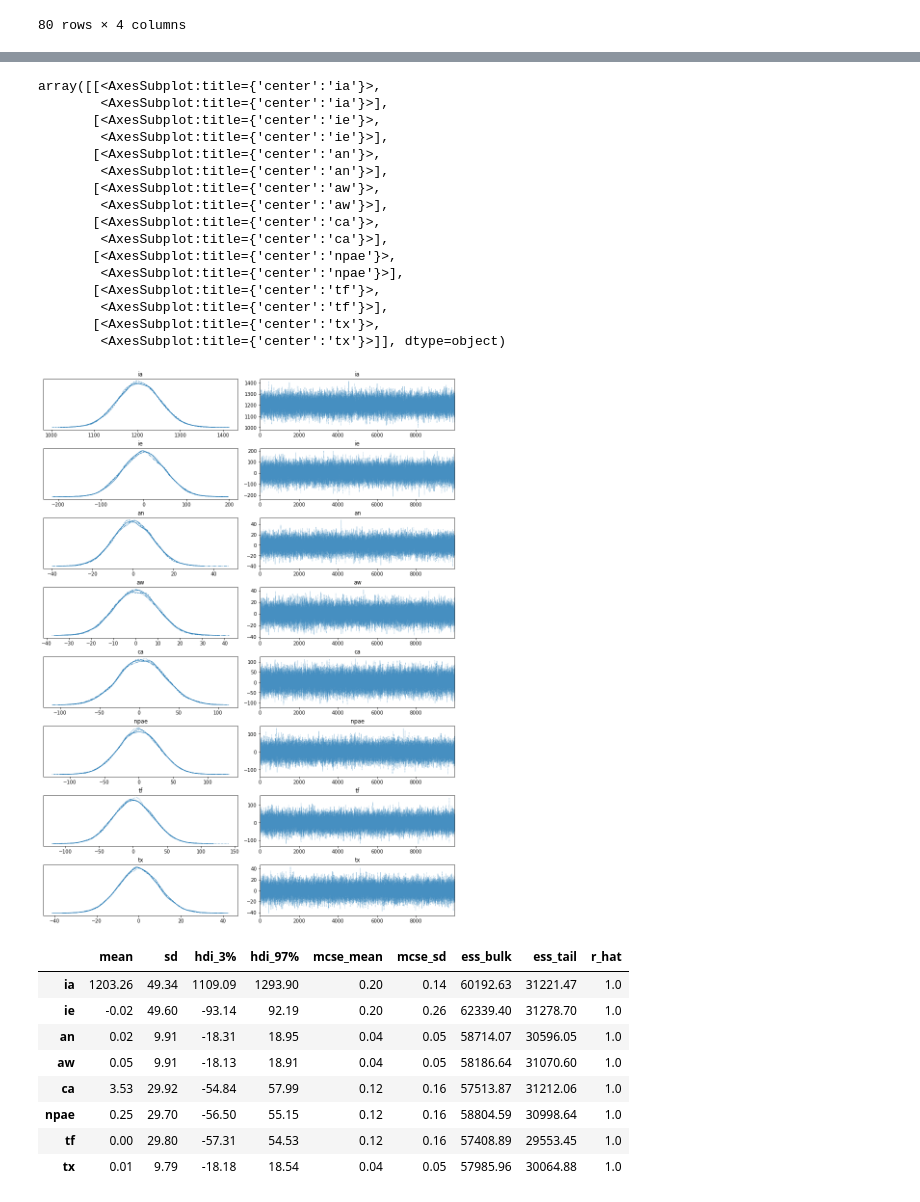
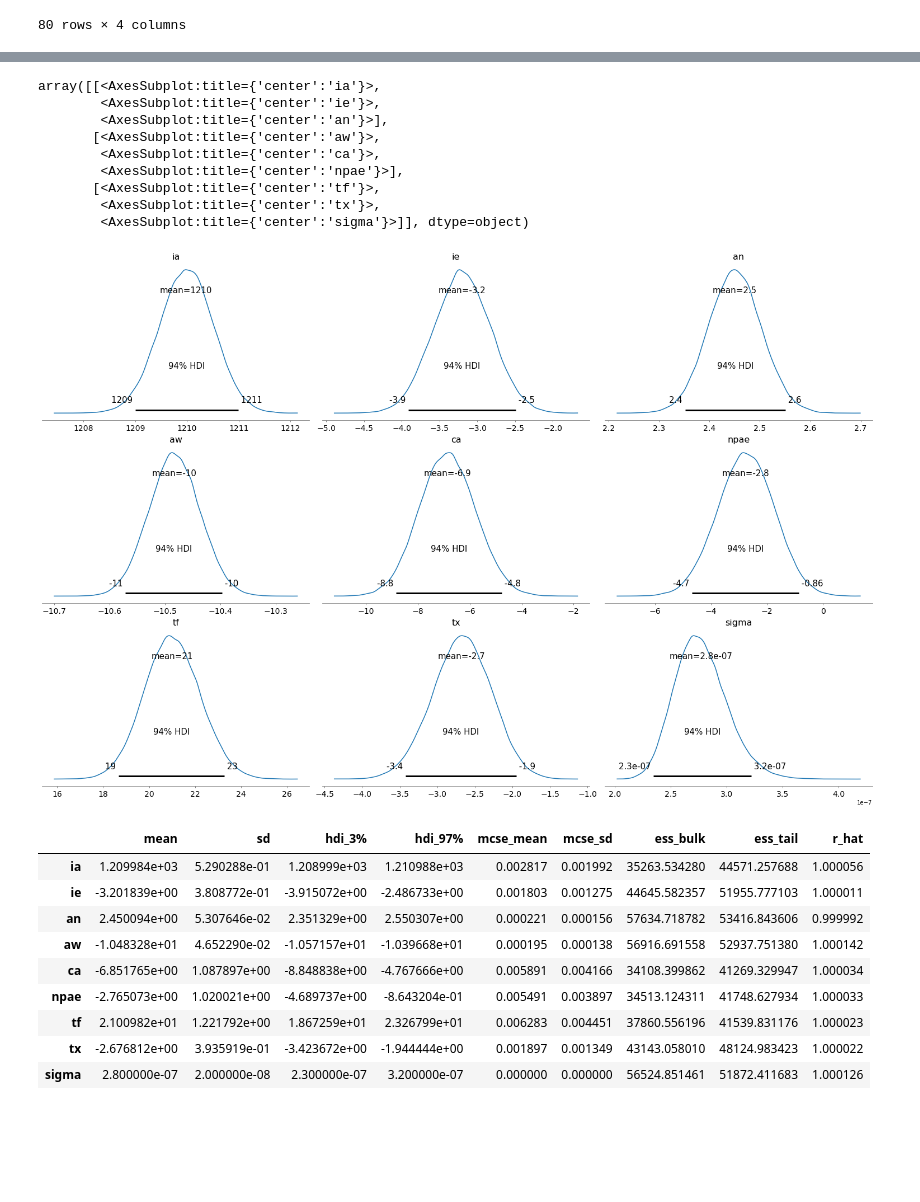
Before and after one commit to MMTObservatory/pointing_analysis, a Jupyter notebook: pointing_data/20210821/tpoint.ipynb, the cells around one changed output, grey strips where cells are left out. Drawn from its saved outputs; the diff is of its cells as text; code cells hidden in the pictures; blank space fills up the shorter version.

```diff
--- a/pointing_data/20210821/tpoint.ipynb
+++ b/pointing_data/20210821/tpoint.ipynb
@@ -237,30 +237,48 @@ data
 80 rows × 4 columns
 # %%
 tpoint_model = pm.Model()
+deg2rad = np.pi / 180
 with tpoint_model:
     az = pm.Data('az', coo_obs.az)
     el = pm.Data('el', coo_obs.alt)
     az_raw = pm.Data('az_raw', coo_raw.az)
     el_raw = pm.Data('el_raw', coo_raw.alt)
-    ia = pm.Normal('ia', 1210., 50.)
+    """
+    ia = pm.Uniform('ia', 1000., 1400.)
+    ie = pm.Uniform('ie', -50., 50.)
+    an = pm.Uniform('an', -20., 20.)
+    aw = pm.Uniform('aw', -20., 20.)
+    ca = pm.Uniform('ca', -30., 30.)
+    npae = pm.Uniform('npae', -30., 30.)
+    tf = pm.Uniform('tf', -50., 50.)
+    tx = pm.Uniform('tx', -10., 10.)
+    """
+
+    ia = pm.Normal('ia', 1200., 100)
     ie = pm.Normal('ie', 0., 50.)
-    an = pm.Normal('an', 0., 10.)
-    aw = pm.Normal('aw', 0., 10.)
+    an = pm.Normal('an', 0., 20.)
+    aw = pm.Normal('aw', 0., 20.)
     ca = pm.Normal('ca', 0., 30.)
     npae = pm.Normal('npae', 0., 30.)
-    tf = pm.Normal('tf', 0., 30.)
+    tf = pm.Normal('tf', 0., 50.)
     tx = pm.Normal('tx', 0., 10.)
 
-    daz = -ia - an * np.sin(az) * np.tan(el) - aw * np.cos(az) * np.tan(el) - ca / np.cos(el) - npae * np.tan(el)
-    dalt = ie - an * np.cos(az) + aw * np.sin(az) - tf * np.cos(el) - tx / np.tan(el)
+    daz = -ia - an * pm.math.sin(deg2rad * az) * pm.math.tan(deg2rad * el) - \
+        aw * pm.math.cos(deg2rad * az) * pm.math.tan(deg2rad * el) - \
+            ca / pm.math.cos(deg2rad * el) - npae * pm.math.tan(deg2rad * el)
+    dalt = ie - an * pm.math.cos(deg2rad * az) + aw * pm.math.sin(deg2rad * az) - tf * pm.math.cos(deg2rad * el) - tx / pm.math.tan(deg2rad * el)
+    """
+    daz = -ia
+    dalt = ie
+    """
+    separations = (az - (az_raw + daz/3600.)) ** 2 + (el - (el_raw + dalt/3600.)) ** 2
 
-    separations = (az - (az_raw + np.cos(el) * daz/3600.)) ** 2 + (el - (el_raw + dalt/3600.)) ** 2
+    _ = pm.Normal('likelihood', mu = 0. * separations, sigma=pm.HalfNormal('sigma', sigma=1/3600), observed=separations)
 
-    _ = pm.Normal('likelihood', 0., 1., observed=separations)
     idata = pm.sample(
-        10000,
-        tune=2000,
-        target_accept=0.9,
+        20000,
+        tune=4000,
+        target_accept=0.95,
         return_inferencedata=True,
         random_seed=8675309
     )
@@ -274,32 +293,26 @@ Sampling 4 chains for 2_000 tune and 10_000 draw iterations (8_000 + 40_000 draw
 # %%
-arviz.plot_trace(idata)
+arviz.plot_posterior(idata)
 # %% [output]
 array([[<AxesSubplot:title={'center':'ia'}>,
-        <AxesSubplot:title={'center':'ia'}>],
-       [<AxesSubplot:title={'center':'ie'}>,
-        <AxesSubplot:title={'center':'ie'}>],
-       [<AxesSubplot:title={'center':'an'}>,
+        <AxesSubplot:title={'center':'ie'}>,
         <AxesSubplot:title={'center':'an'}>],
        [<AxesSubplot:title={'center':'aw'}>,
-        <AxesSubplot:title={'center':'aw'}>],
-       [<AxesSubplot:title={'center':'ca'}>,
-        <AxesSubplot:title={'center':'ca'}>],
-       [<AxesSubplot:title={'center':'npae'}>,
+        <AxesSubplot:title={'center':'ca'}>,
         <AxesSubplot:title={'center':'npae'}>],
        [<AxesSubplot:title={'center':'tf'}>,
-        <AxesSubplot:title={'center':'tf'}>],
-       [<AxesSubplot:title={'center':'tx'}>,
-        <AxesSubplot:title={'center':'tx'}>]], dtype=object)
+        <AxesSubplot:title={'center':'tx'}>,
+        <AxesSubplot:title={'center':'sigma'}>]], dtype=object)
-[figure, old version]
+[figure, new version]
 # %%
-arviz.summary(idata, round_to=2)
+arviz.summary(idata, round_to=8)
 # %% [output]
 |  | mean | sd | hdi_3% | hdi_97% | mcse_mean | mcse_sd | ess_bulk | ess_tail | r_hat |
-| ia | 1203.26 | 49.34 | 1109.09 | 1293.90 | 0.20 | 0.14 | 60192.63 | 31221.47 | 1.0 |
-| ie | -0.02 | 49.60 | -93.14 | 92.19 | 0.20 | 0.26 | 62339.40 | 31278.70 | 1.0 |
-| an | 0.02 | 9.91 | -18.31 | 18.95 | 0.04 | 0.05 | 58714.07 | 30596.05 | 1.0 |
-| aw | 0.05 | 9.91 | -18.13 | 18.91 | 0.04 | 0.05 | 58186.64 | 31070.60 | 1.0 |
-| ca | 3.53 | 29.92 | -54.84 | 57.99 | 0.12 | 0.16 | 57513.87 | 31212.06 | 1.0 |
-| npae | 0.25 | 29.70 | -56.50 | 55.15 | 0.12 | 0.16 | 58804.59 | 30998.64 | 1.0 |
-| tf | 0.00 | 29.80 | -57.31 | 54.53 | 0.12 | 0.16 | 57408.89 | 29553.45 | 1.0 |
-| tx | 0.01 | 9.79 | -18.18 | 18.54 | 0.04 | 0.05 | 57985.96 | 30064.88 | 1.0 |
+| ia | 1.209984e+03 | 5.290288e-01 | 1.208999e+03 | 1.210988e+03 | 0.002817 | 0.001992 | 35263.534280 | 44571.257688 | 1.000056 |
+| ie | -3.201839e+00 | 3.808772e-01 | -3.915072e+00 | -2.486733e+00 | 0.001803 | 0.001275 | 44645.582357 | 51955.777103 | 1.000011 |
+| an | 2.450094e+00 | 5.307646e-02 | 2.351329e+00 | 2.550307e+00 | 0.000221 | 0.000156 | 57634.718782 | 53416.843606 | 0.999992 |
+| aw | -1.048328e+01 | 4.652290e-02 | -1.057157e+01 | -1.039668e+01 | 0.000195 | 0.000138 | 56916.691558 | 52937.751380 | 1.000142 |
+| ca | -6.851765e+00 | 1.087897e+00 | -8.848838e+00 | -4.767666e+00 | 0.005891 | 0.004166 | 34108.399862 | 41269.329947 | 1.000034 |
+| npae | -2.765073e+00 | 1.020021e+00 | -4.689737e+00 | -8.643204e-01 | 0.005491 | 0.003897 | 34513.124311 | 41748.627934 | 1.000033 |
+| tf | 2.100982e+01 | 1.221792e+00 | 1.867259e+01 | 2.326799e+01 | 0.006283 | 0.004451 | 37860.556196 | 41539.831176 | 1.000023 |
+| tx | -2.676812e+00 | 3.935919e-01 | -3.423672e+00 | -1.944444e+00 | 0.001897 | 0.001349 | 43143.058010 | 48124.983423 | 1.000022 |
+| sigma | 2.800000e-07 | 2.000000e-08 | 2.300000e-07 | 3.200000e-07 | 0.000000 | 0.000000 | 56524.851461 | 51872.411683 | 1.000126 |
```
Also changed, not shown: parts of 2 cells of this notebook.
